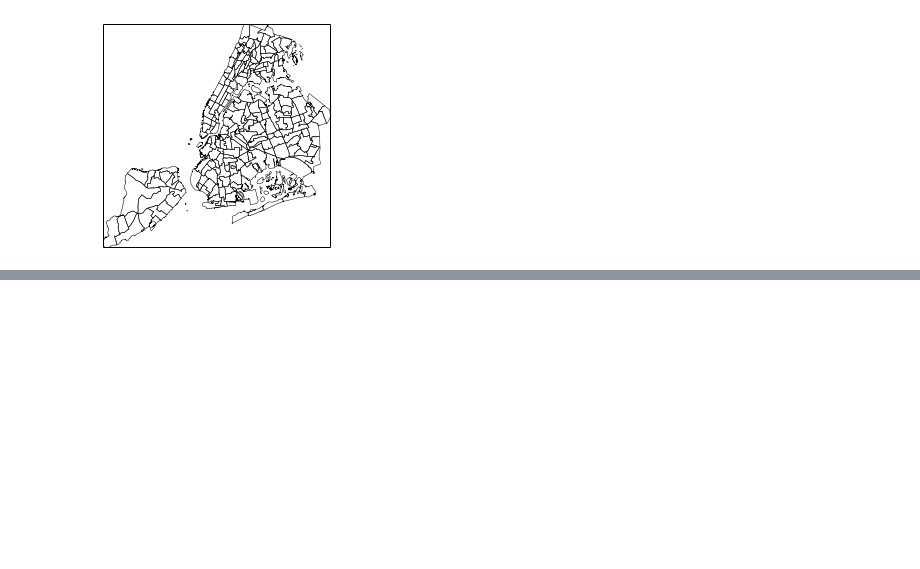
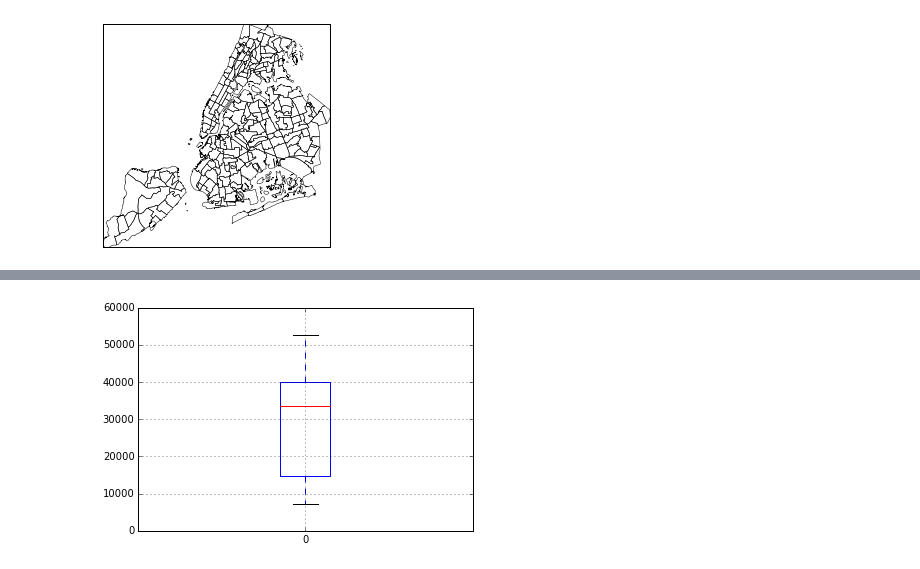
Before and after one commit to maltandhop/technosphere, a Jupyter notebook: project.ipynb, the cells around one changed output, grey strips where cells are left out. Cells and saved outputs as stored; diff of their text form; code cells hidden in the pictures; blank space fills up the shorter version.

Commit message:
boxplot of deaths by hour

```diff
--- a/project.ipynb
+++ b/project.ipynb
@@ -210,3 +201,24 @@ plt.bar(range(len(borough)), accidents, align='center')
+# %%
+import pprint, math
+injuries = data[u'NUMBER OF PERSONS KILLED'] + data[u'NUMBER OF PERSONS INJURED']
+
+for i, t in enumerate([u'NUMBER OF PEDESTRIANS ', u'NUMBER OF CYCLIST ', u'NUMBER OF MOTORIST ']):
+    injuries += data[t + 'INJURED'] + data[t + 'KILLED']
+
+injuries = injuries.apply(lambda x: math.log(1+x))
+
+data['injuries'] = injuries
+
+pd.DataFrame(data.groupby('hour').size()).boxplot();
+pass
+
+#data.boxplot(column='injuries', by=['VEHICLE TYPE CODE 1'], figsize=(15, 15), rot=90);
+#data.boxplot(column='injuries', by=['VEHICLE TYPE CODE 2'], figsize=(15, 15), rot=90);
+#data.boxplot(column='injuries', by=['VEHICLE TYPE CODE 3'], figsize=(15, 15), rot=90);
+#data.boxplot(column='injuries', by=['VEHICLE TYPE CODE 4'], figsize=(15, 15), rot=90);
+#data.boxplot(column='injuries', by=['VEHICLE TYPE CODE 5'], figsize=(15, 15), rot=90);
+# %% [output]
+[figure, added]
 # %%
 grouped_by_factor1 = data.groupby(by="CONTRIBUTING FACTOR VEHICLE 1")
 grouped_by_factor2 = data.groupby(by="CONTRIBUTING FACTOR VEHICLE 2")
```
Also changed, not shown: parts of 13 cells of this notebook.
